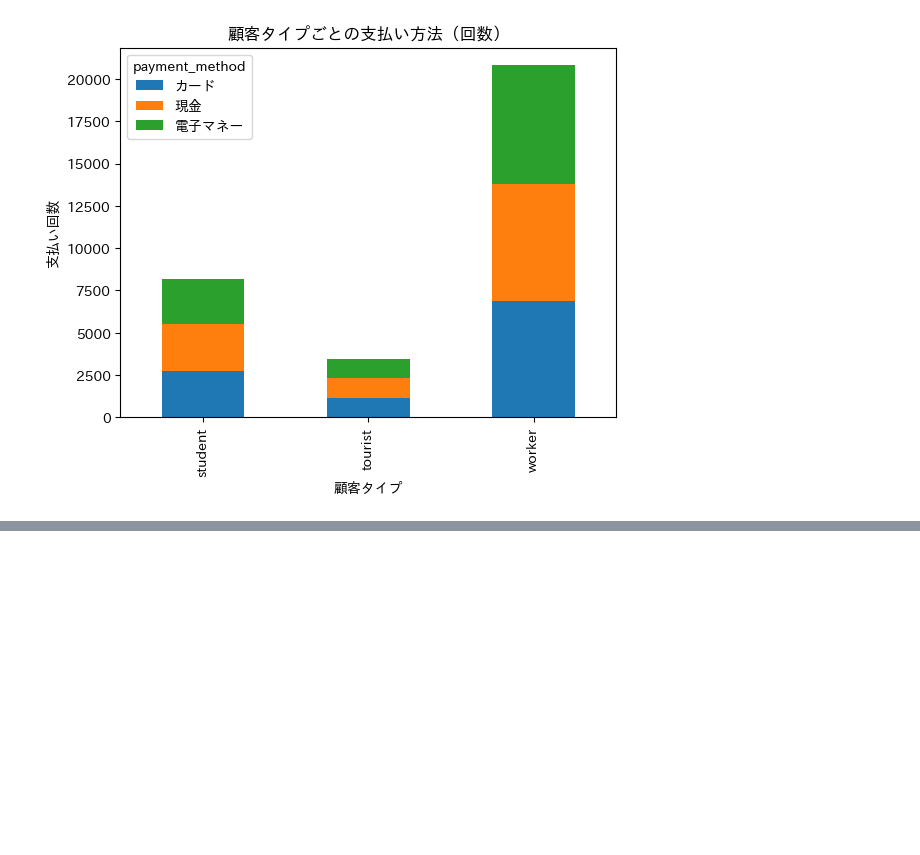
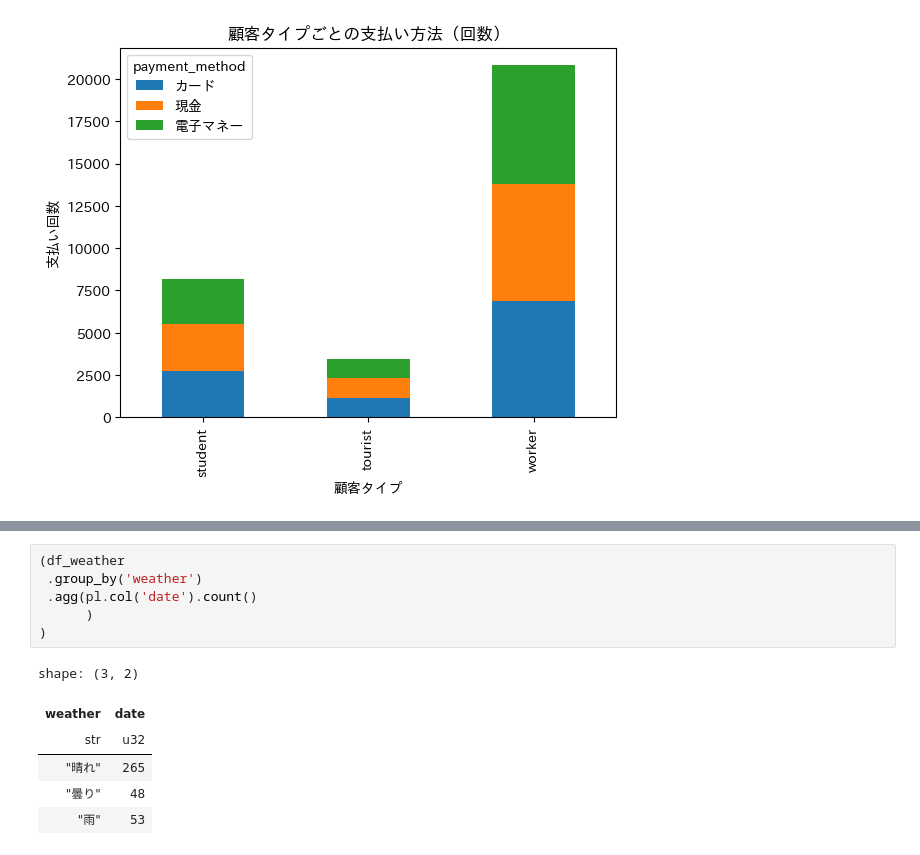
Before and after one commit to 202502274/xbp_pos, a Jupyter notebook: 1.ipynb, the cells around one changed output, grey strips where cells are left out. Cells and saved outputs as stored; diff of their text form; blank space fills up the shorter version.

```diff
--- a/1.ipynb
+++ b/1.ipynb
@@ -198,0 +762,13 @@ Text(0, 0.5, '支払い回数')
+# %%
+(df_weather
+ .group_by('weather')
+ .agg(pl.col('date').count()
+      )
+)
+# %% [output]
+shape: (3, 2)
+| weather | date |
+| str | u32 |
+| "晴れ" | 265 |
+| "曇り" | 48 |
+| "雨" | 53 |
```
Also changed, not shown: parts of 18 cells of this notebook, 1 other file.
